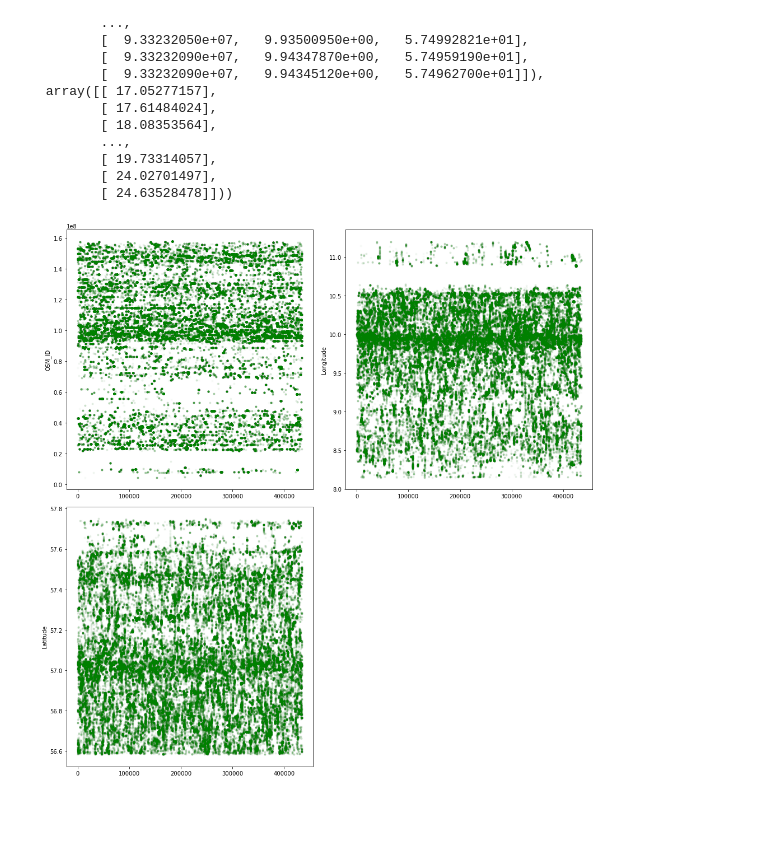
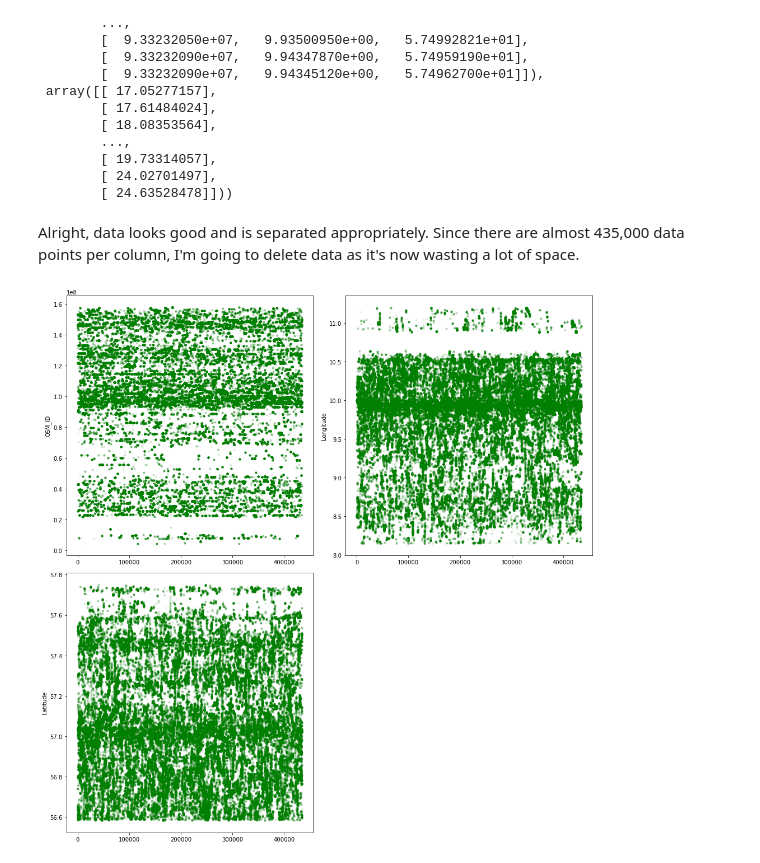
Before and after one commit to bpospeck/CS480, a Jupyter notebook: A3/Pospeck-A3.ipynb, the cells around one changed output. Cells and saved outputs as stored; diff of their text form; code cells hidden in the pictures; blank space fills up the shorter version.

```diff
--- a/A3/Pospeck-A3.ipynb
+++ b/A3/Pospeck-A3.ipynb
@@ -343,3 +277,5 @@ X,T
         [ 19.73314057],
         [ 24.02701497],
         [ 24.63528478]]))
+# %% [markdown]
+Alright, data looks good and is separated appropriately. Since there are almost 435,000 data points per column, I'm going to delete data as it's now wasting a lot of space.
@@ -349,11 +287,11 @@ Tname  = 'Altitude'
 # %%
 plt.figure(figsize=(14,14))
 nrow,ncol = X.shape
 for c in range(ncol):
     plt.subplot(2,2, c+1)
-    plt.plot(X[:,c], 'g.',alpha=.02)
+    plt.plot(X[:,c], 'g.',alpha=.05)
     plt.ylabel(Xnames[c])
 plt.tight_layout()
 # %% [output]
-[figure, old version]
+[figure, new version]
 # %% [markdown]
```
Also changed, not shown: parts of 43 cells of this notebook.
